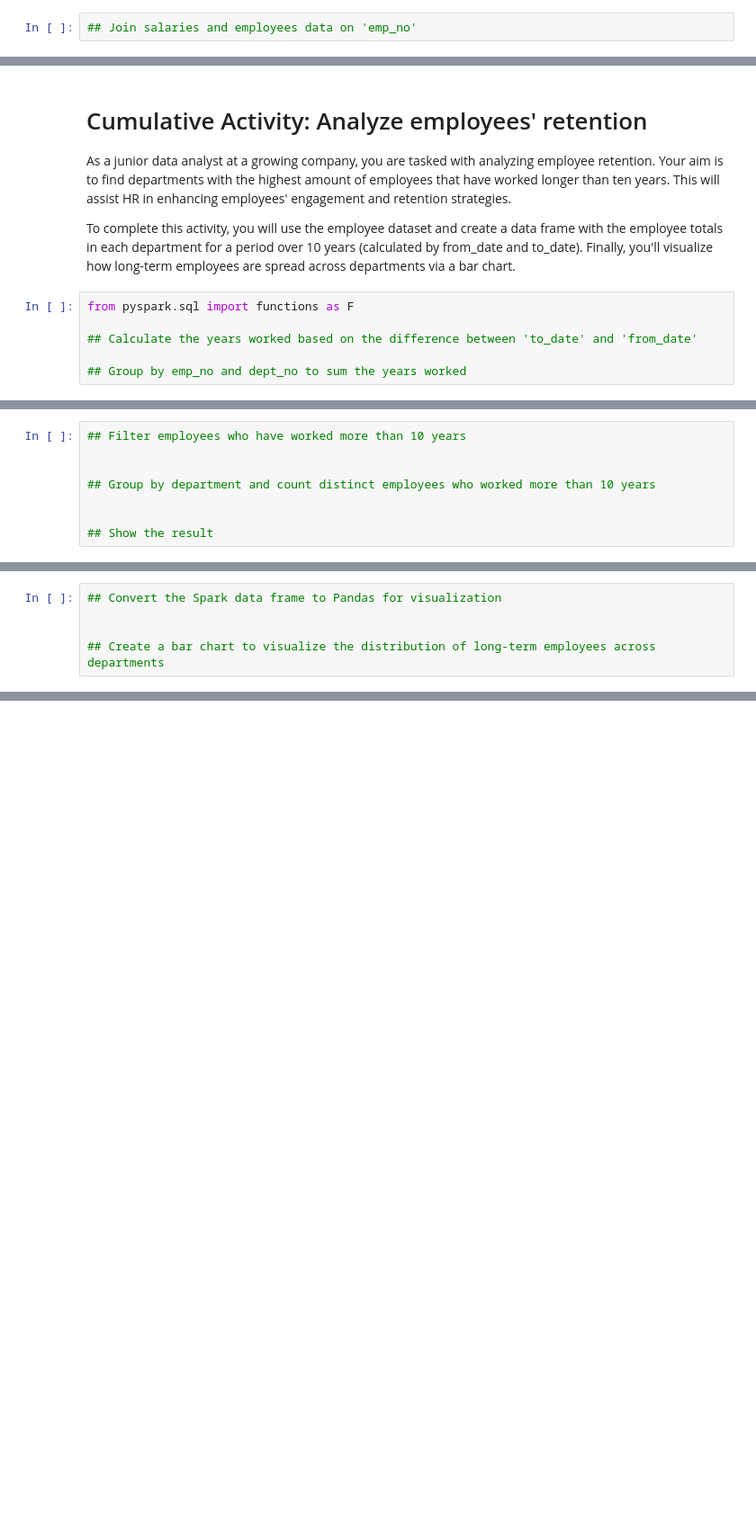
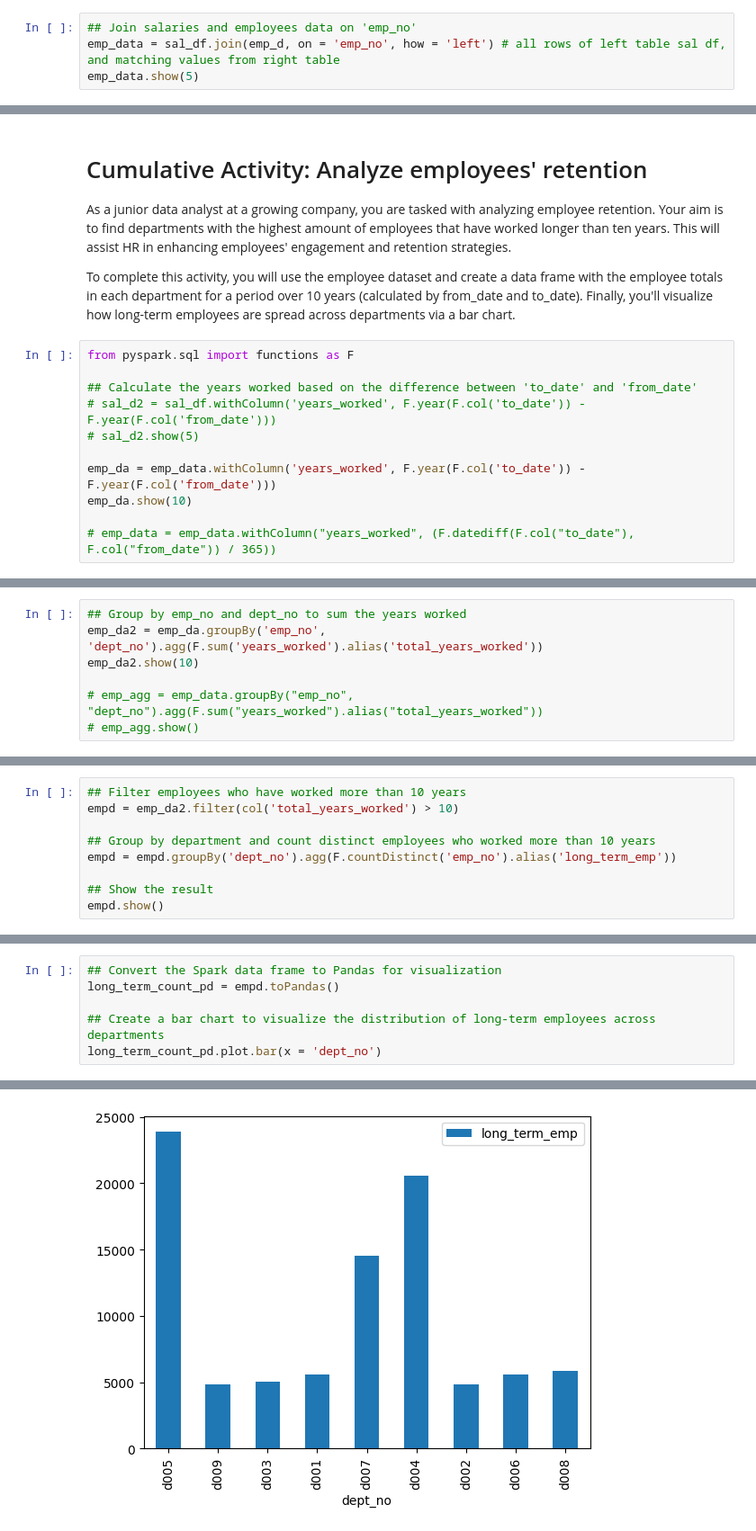
Before and after one commit to KunleAdeyanju/PySpark-Foundations, a Jupyter notebook: projects/PySpark foundations script.ipynb, the cells around one changed output, grey strips where cells are left out. Shown at 90% size. Saved outputs shown, nothing was run; the diff lists cells and outputs as text; blank space fills up the shorter version.

```diff
--- a/projects/PySpark foundations script.ipynb
+++ b/projects/PySpark foundations script.ipynb
@@ -274,2 +349,4 @@ from pyspark.sql import functions as F
 # %%
 ## Join salaries and employees data on 'emp_no'
+emp_data = sal_df.join(emp_d, on = 'emp_no', how = 'left') # all rows of left table sal df, and matching values from right table
+emp_data.show(5)
@@ -295,5 +406,10 @@ To complete this activity, you will use the employee dataset and create a data f
 from pyspark.sql import functions as F
 
 ## Calculate the years worked based on the difference between 'to_date' and 'from_date'
+# sal_d2 = sal_df.withColumn('years_worked', F.year(F.col('to_date')) - F.year(F.col('from_date')))
+# sal_d2.show(5)
 
-## Group by emp_no and dept_no to sum the years worked
+emp_da = emp_data.withColumn('years_worked', F.year(F.col('to_date')) - F.year(F.col('from_date')))
+emp_da.show(10)
+
+# emp_data = emp_data.withColumn("years_worked", (F.datediff(F.col("to_date"), F.col("from_date")) / 365))
@@ -299,0 +432,7 @@ from pyspark.sql import functions as F
+# %%
+## Group by emp_no and dept_no to sum the years worked
+emp_da2 = emp_da.groupBy('emp_no', 'dept_no').agg(F.sum('years_worked').alias('total_years_worked'))
+emp_da2.show(10)
+
+# emp_agg = emp_data.groupBy("emp_no", "dept_no").agg(F.sum("years_worked").alias("total_years_worked"))
+# emp_agg.show()
@@ -300,8 +456,9 @@ from pyspark.sql import functions as F
 # %%
 ## Filter employees who have worked more than 10 years
-
+empd = emp_da2.filter(col('total_years_worked') > 10)
 
 ## Group by department and count distinct employees who worked more than 10 years
-
+empd = empd.groupBy('dept_no').agg(F.countDistinct('emp_no').alias('long_term_emp'))
 
 ## Show the result
+empd.show()
@@ -308,5 +479,7 @@ from pyspark.sql import functions as F
 # %%
 ## Convert the Spark data frame to Pandas for visualization
-
+long_term_count_pd = empd.toPandas()
 
 ## Create a bar chart to visualize the distribution of long-term employees across departments
+long_term_count_pd.plot.bar(x = 'dept_no')
+# %% [output]
@@ -312,0 +487 @@ from pyspark.sql import functions as F
+[figure, added]
```
Also changed, not shown: parts of 17 cells of this notebook.
